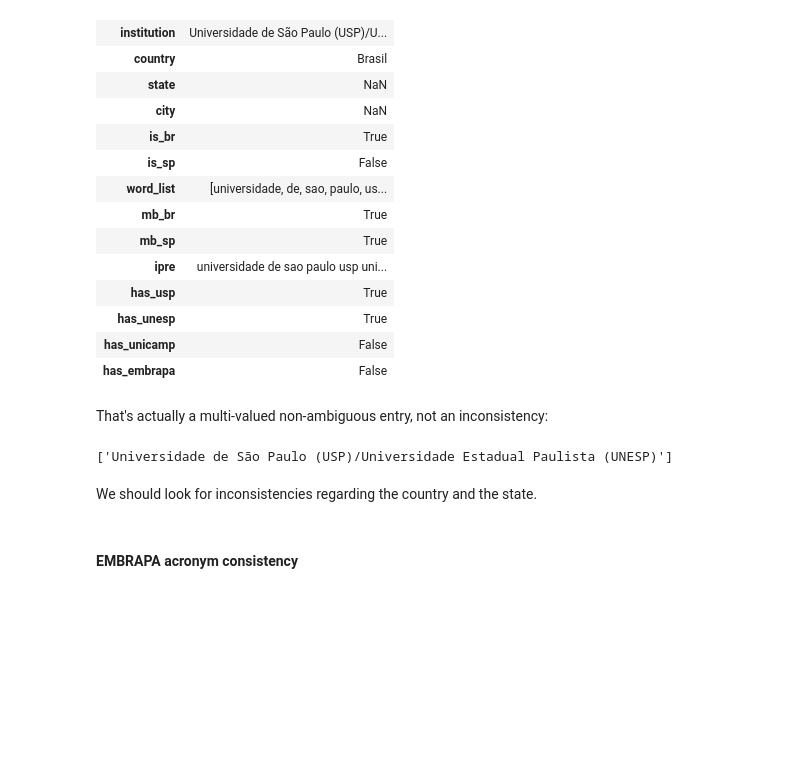
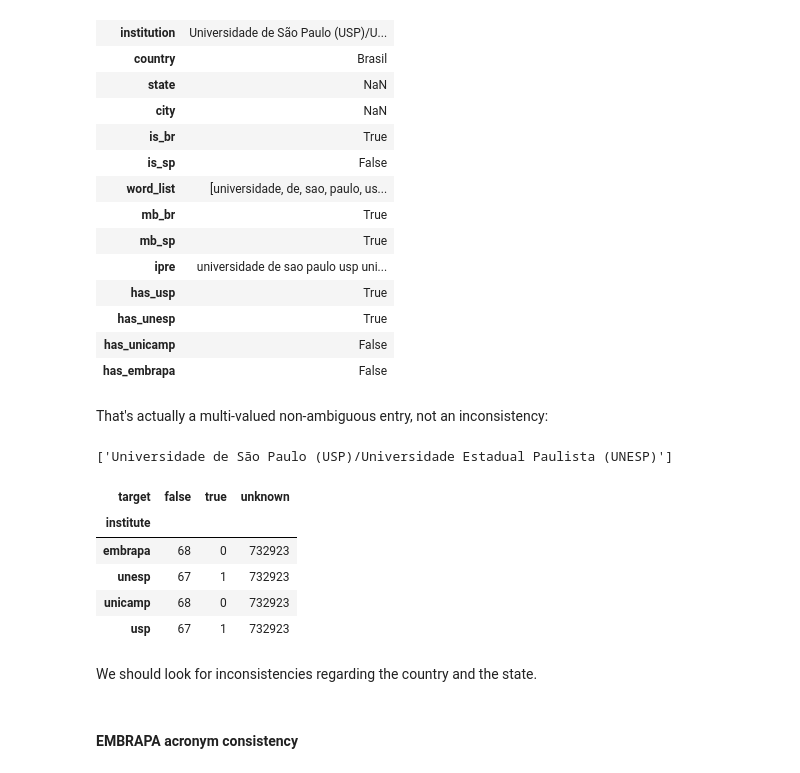
Before and after one commit to scieloorg/normalizations-experiments, a Jupyter notebook: experiments_2019-02_usp_unicamp_unesp_embrapa.ipynb, the cells around one changed output. Drawn from its saved outputs; the diff is of its cells as text; code cells hidden in the pictures; blank space fills up the shorter version.

```diff
--- a/experiments_2019-02_usp_unicamp_unesp_embrapa.ipynb
+++ b/experiments_2019-02_usp_unicamp_unesp_embrapa.ipynb
@@ -681,0 +685,27 @@ solution["pid"].drop_duplicates().size
+# %%
+def solution2pids(df):
+    has_unfilled = df.fillna(0).groupby("pid").count() \
+                 - df.groupby("pid").count() \
+                 > 0
+    is_true = df.groupby("pid").any()
+    is_nan = has_unfilled & ~is_true
+    all_pids = (is_nan * 2 + is_true).replace({
+        0: "false",
+        1: "true",
+        2: "unknown"
+    })
+    all_pids.columns.name = "institute"
+    return all_pids
+# %%
+def pids2stats(df):
+    return pd.DataFrame(df
+        .unstack()
+        .rename("target")
+        .reset_index()
+        .groupby(["institute", "target"])
+        .size()
+        .rename("count")
+        .unstack()
+        .fillna(0)
+        .astype(int)
+    )
@@ -788,6 +839,15 @@ solution.loc[
     ["usp", "unesp", "unicamp", "embrapa"]
 ] = 1. * wl_multi_valued[["has_usp", "has_unesp",
                           "has_unicamp", "has_embrapa"]].values
+# %%
+pids2stats(solution2pids(solution))
+# %% [output]
+| target | false | true | unknown |
+| institute |  |  |  |
+| embrapa | 68 | 0 | 732923 |
+| unesp | 67 | 1 | 732923 |
+| unicamp | 68 | 0 | 732923 |
+| usp | 67 | 1 | 732923 |
 # %% [markdown]
 We should look for inconsistencies regarding the country and the state.
 # %% [markdown]
```
Also changed, not shown: parts of 13 cells of this notebook.
